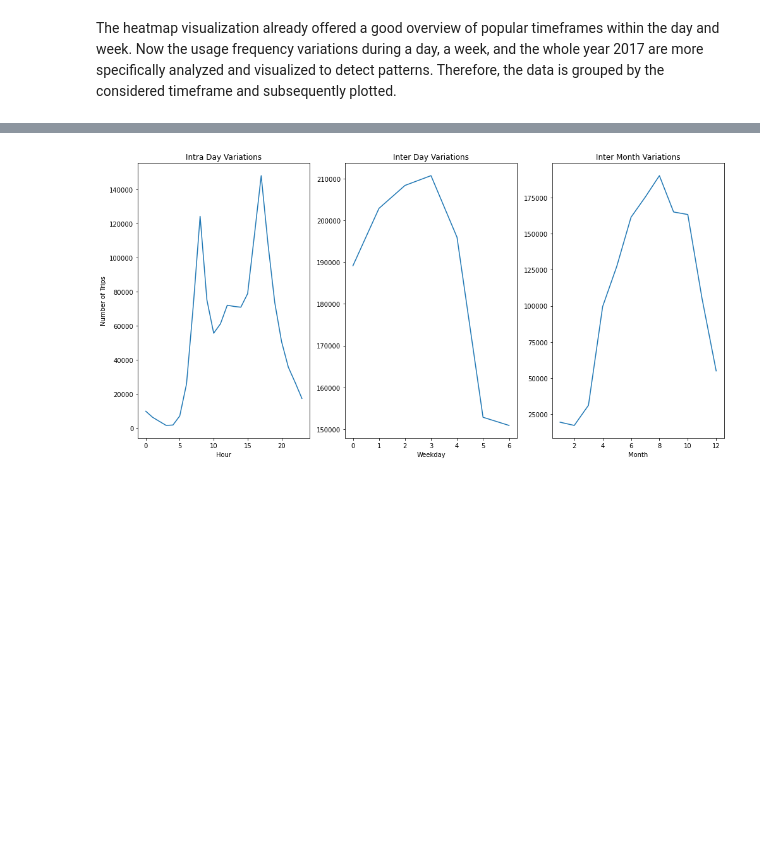
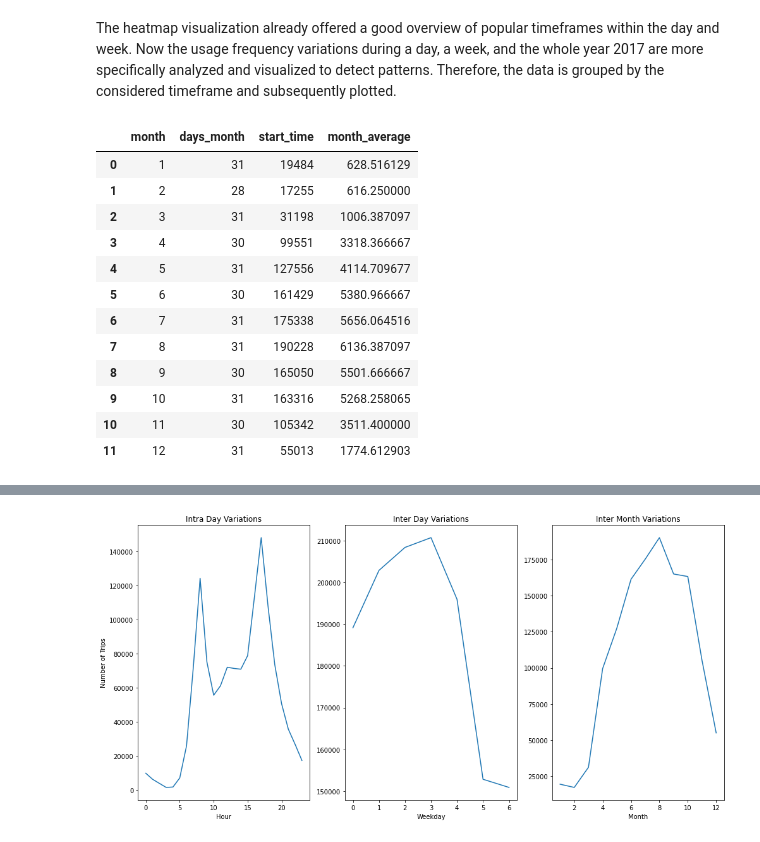
Before and after one commit to NinoVo931/AA_Project, a Jupyter notebook: DataDescription.ipynb, the cells around one changed output, grey strips where cells are left out. Drawn from its saved outputs; the diff is of its cells as text; code cells hidden in the pictures; blank space fills up the shorter version.

```diff
--- a/DataDescription.ipynb
+++ b/DataDescription.ipynb
@@ -80,3 +80,26 @@ variation_week = df_Trips.groupby('weekday').size()
 
 # Grouping and counting by month, which is determined through month attribute of the start_time DatetimeIndex
 variation_year = df_Trips.groupby('month').size()
+# %%
+# Calculating average values for a day in each month weighted by number of days in month
+months_sliced = df_Trips[['start_time', 'month']].copy()
+months_sliced['days_month'] = months_sliced['start_time'].dt.daysinmonth
+
+month_aggregation = months_sliced.groupby('month', as_index = False).agg({'days_month' : 'first', 'start_time' : 'count'})
+month_aggregation['month_average'] = month_aggregation['start_time'] / month_aggregation['days_month']
+
+month_aggregation
+# %% [output]
+|  | month | days_month | start_time | month_average |
+| 0 | 1 | 31 | 19484 | 628.516129 |
+| 1 | 2 | 28 | 17255 | 616.250000 |
+| 2 | 3 | 31 | 31198 | 1006.387097 |
+| 3 | 4 | 30 | 99551 | 3318.366667 |
+| 4 | 5 | 31 | 127556 | 4114.709677 |
+| 5 | 6 | 30 | 161429 | 5380.966667 |
+| 6 | 7 | 31 | 175338 | 5656.064516 |
+| 7 | 8 | 31 | 190228 | 6136.387097 |
+| 8 | 9 | 30 | 165050 | 5501.666667 |
+| 9 | 10 | 31 | 163316 | 5268.258065 |
+| 10 | 11 | 30 | 105342 | 3511.400000 |
+| 11 | 12 | 31 | 55013 | 1774.612903 |
```
Also changed, not shown: parts of 1 cell of this notebook, 1 other file.
